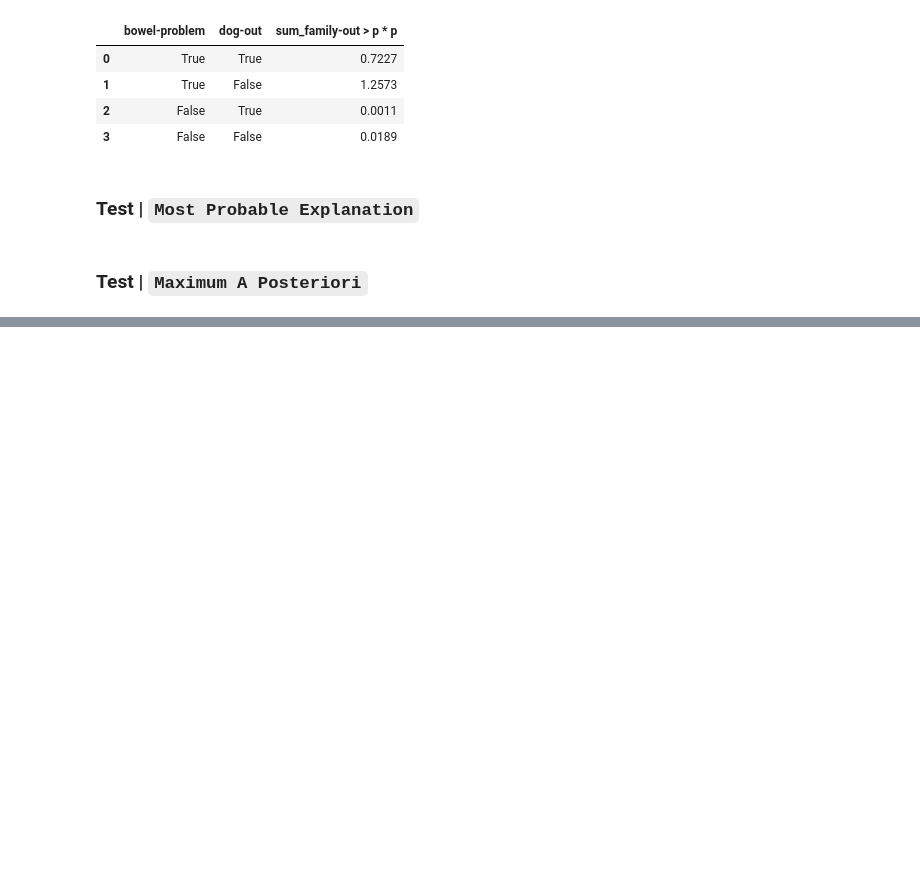
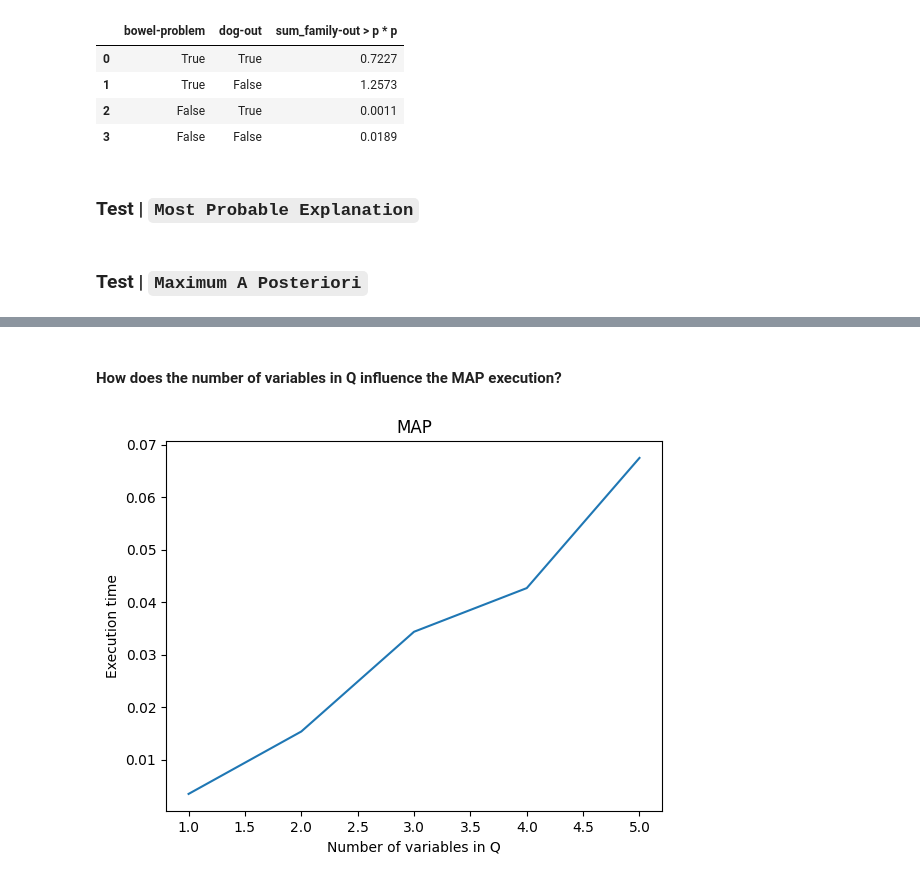
Before and after one commit to alexandru-dochian/bayesian_networks, a Jupyter notebook: Main.ipynb, the cells around one changed output, grey strips where cells are left out. Cells and saved outputs as stored; diff of their text form; code cells hidden in the pictures; blank space fills up the shorter version.

```diff
--- a/Main.ipynb
+++ b/Main.ipynb
@@ -162,0 +202,24 @@ assert actual == expected
+# %% [markdown]
+#### How does the number of variables in Q influence the MAP execution?
+# %%
+import matplotlib.pyplot as plt
+import random
+
+problem.bn.get_all_variables()
+
+Q = {}
+time_data = []
+labels = []
+
+for variable in problem.bn.get_all_variables():
+    Q.update({variable : None})
+    time_data.append(get_time(problem.compute_map, Q=Q, e={}))
+    labels.append(len(Q.keys()))
+
+plt.plot(labels, time_data)
+plt.xlabel("Number of variables in Q")
+plt.ylabel("Execution time")
+plt.title("MAP")
+plt.show()
+# %% [output]
+[figure, added]
```
Also changed, not shown: parts of 12 cells of this notebook, 1 other file.
